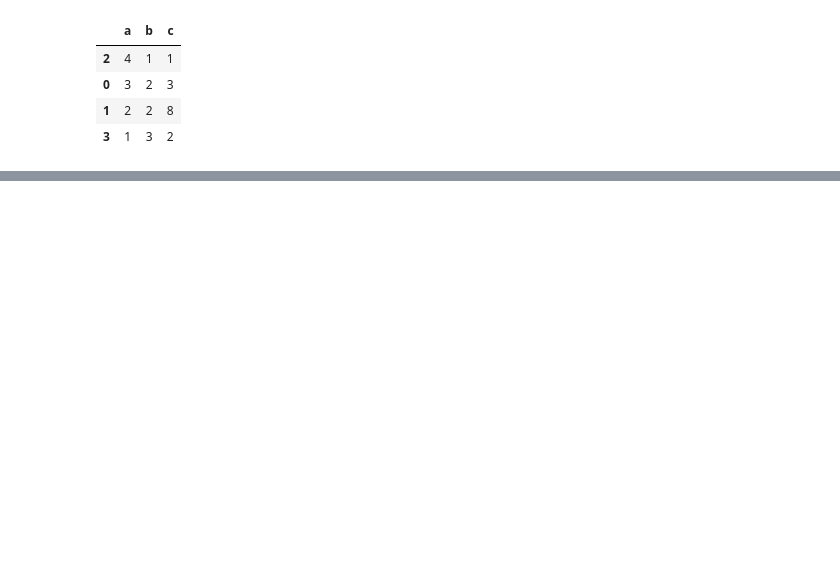
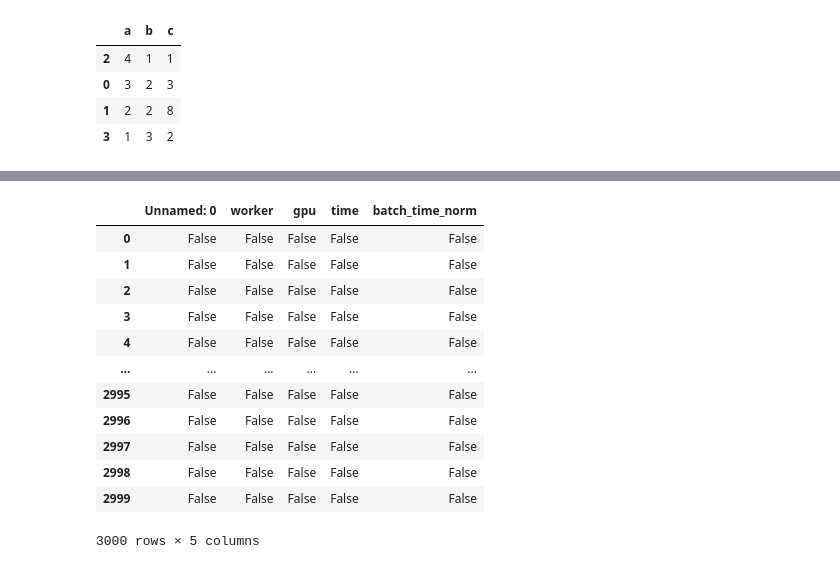
Before and after one commit to qty9866/Python-Data-analysis-learning, a Jupyter notebook: pandas.ipynb, the cells around one changed output, grey strips where cells are left out. Cells and saved outputs as stored; diff of their text form; code cells hidden in the pictures; blank space fills up the shorter version.

```diff
--- a/pandas.ipynb
+++ b/pandas.ipynb
@@ -997,0 +2193,6 @@ df.sort_index(axis=1)
+# %%
+# 读取文件
+import pandas as pd
+file = pd.read_csv("data/job_1_norm.csv")
+print(file,type(file))
+print(file.info())
@@ -997,0 +2225,16 @@ df.sort_index(axis=1)
+# %%
+file.isnull()
+# %% [output]
+|  | Unnamed: 0 | worker | gpu | time | batch_time_norm |
+| 0 | False | False | False | False | False |
+| 1 | False | False | False | False | False |
+| 2 | False | False | False | False | False |
+| 3 | False | False | False | False | False |
+| 4 | False | False | False | False | False |
+| ... | ... | ... | ... | ... | ... |
+| 2995 | False | False | False | False | False |
+| 2996 | False | False | False | False | False |
+| 2997 | False | False | False | False | False |
+| 2998 | False | False | False | False | False |
+| 2999 | False | False | False | False | False |
+3000 rows × 5 columns
```
Also changed, not shown: parts of 140 cells of this notebook, 3 other files.
